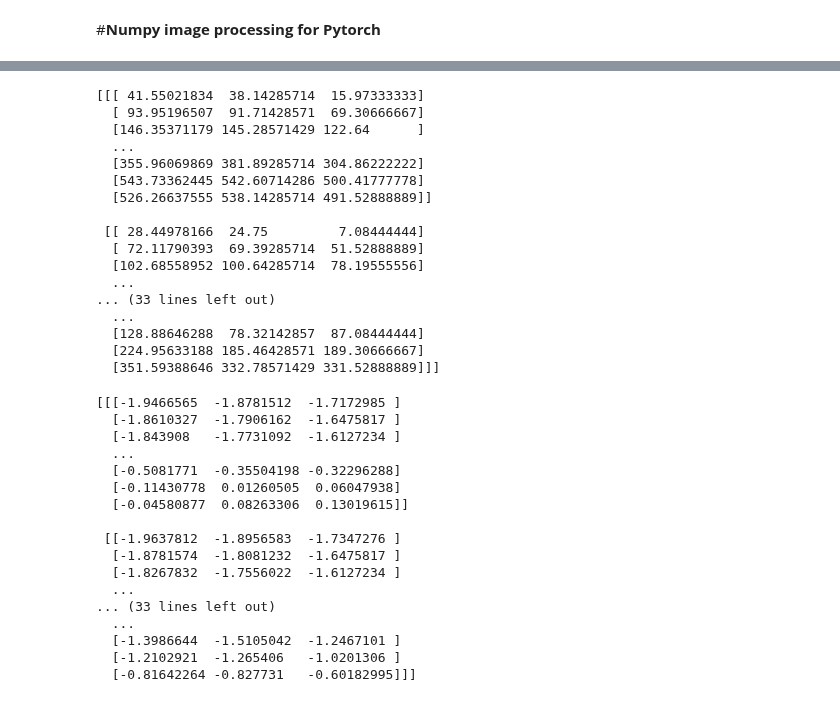
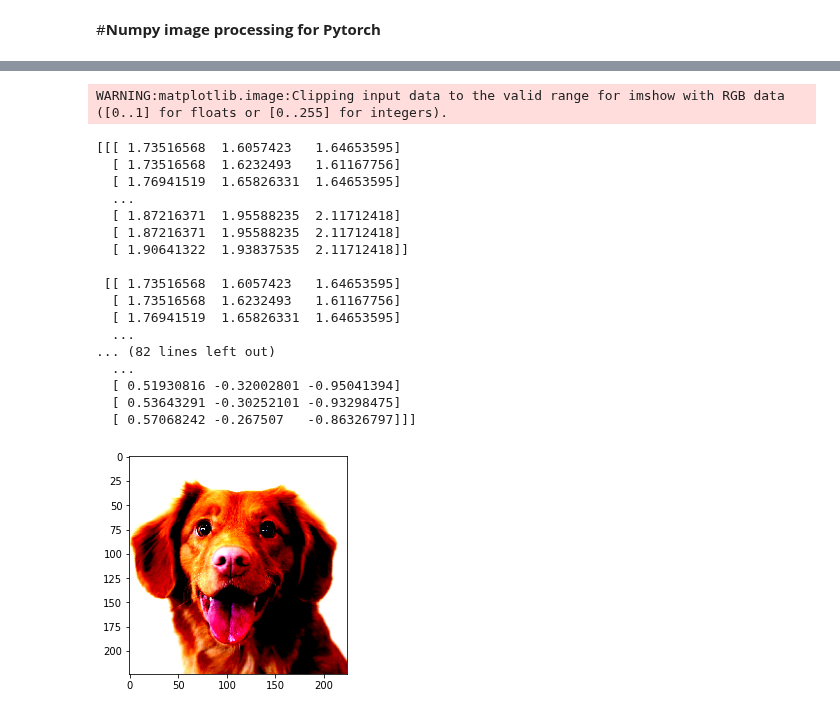
Before and after one commit to ykitaguchi77/ImageProcessing, a Jupyter notebook: Numpy_preprocessing_for_Pytorch.ipynb, the cells around one changed output, grey strips where cells are left out. Cells and saved outputs as stored; diff of their text form; code cells hidden in the pictures.

```diff
--- a/Numpy_preprocessing_for_Pytorch.ipynb
+++ b/Numpy_preprocessing_for_Pytorch.ipynb
@@ -38,43 +39,46 @@ plt.imshow(Image.open(img))
 plt.show()
-# %%
-img = plt.imread('/content/drive/MyDrive/Deep_learning/Face_Images/test_dog.jpg')
-plt.imshow(img)
-plt.show()
 # %%
+#ImageNetでnormalizeする（ImageとNumpyで255倍異なるので補正）
 def zscore(x, axis=None):
     # xmean = x.mean(axis=axis, keepdims=True)
-    xmean = [0.485, 0.456, 0.406]
+    xmean = [n*255 for n in [0.485, 0.456, 0.406]]
     # xstd = np.std(x, axis=axis, keepdims=True)
-    xstd = [0.229, 0.224, 0.225]
+    xstd = [n*255 for n in [0.229, 0.224, 0.225]]
     zscore = (x-xmean)/xstd
     return zscore
 
 PIL_img = Image.open(img)
 PIL_img = PIL_img.resize((224,224), resample=0)
 
 #convert PIL to numpy
 img_np = np.array(PIL_img).astype(np.float32)
 img_np = zscore(img_np)
 
 print(img_np)
+
+plt.imshow(img_np)
+print(img_np)
+plt.show()
 # %% [output]
-[[[ 41.55021834  38.14285714  15.97333333]
-  [ 93.95196507  91.71428571  69.30666667]
-  [146.35371179 145.28571429 122.64      ]
-  ...
-  [355.96069869 381.89285714 304.86222222]
-  [543.73362445 542.60714286 500.41777778]
-  [526.26637555 538.14285714 491.52888889]]
-
- [[ 28.44978166  24.75         7.08444444]
-  [ 72.11790393  69.39285714  51.52888889]
-  [102.68558952 100.64285714  78.19555556]
-  ...
-... (33 lines left out)
-  ...
-  [128.88646288  78.32142857  87.08444444]
-  [224.95633188 185.46428571 189.30666667]
-  [351.59388646 332.78571429 331.52888889]]]
+WARNING:matplotlib.image:Clipping input data to the valid range for imshow with RGB data ([0..1] for floats or [0..255] for integers).
+[[[ 1.73516568  1.6057423   1.64653595]
+  [ 1.73516568  1.6232493   1.61167756]
+  [ 1.76941519  1.65826331  1.64653595]
+  ...
+  [ 1.87216371  1.95588235  2.11712418]
+  [ 1.87216371  1.95588235  2.11712418]
+  [ 1.90641322  1.93837535  2.11712418]]
+
+ [[ 1.73516568  1.6057423   1.64653595]
+  [ 1.73516568  1.6232493   1.61167756]
+  [ 1.76941519  1.65826331  1.64653595]
+  ...
+... (82 lines left out)
+  ...
+  [ 0.51930816 -0.32002801 -0.95041394]
+  [ 0.53643291 -0.30252101 -0.93298475]
+  [ 0.57068242 -0.267507   -0.86326797]]]
+[figure, added]
 # %%
 from torchvision import models, transforms
 
@@ -91,21 +95,3 @@ PIL_img = Image.open(img)
 img_tensor = preprocess(PIL_img)
 img_np = img_tensor.to("cpu").detach().numpy().transpose(1, 2, 0).copy()
 print(img_np)
-# %% [output]
-[[[-1.9466565  -1.8781512  -1.7172985 ]
-  [-1.8610327  -1.7906162  -1.6475817 ]
-  [-1.843908   -1.7731092  -1.6127234 ]
-  ...
-  [-0.5081771  -0.35504198 -0.32296288]
-  [-0.11430778  0.01260505  0.06047938]
-  [-0.04580877  0.08263306  0.13019615]]
-
- [[-1.9637812  -1.8956583  -1.7347276 ]
-  [-1.8781574  -1.8081232  -1.6475817 ]
-  [-1.8267832  -1.7556022  -1.6127234 ]
-  ...
-... (33 lines left out)
-  ...
-  [-1.3986644  -1.5105042  -1.2467101 ]
-  [-1.2102921  -1.265406   -1.0201306 ]
-  [-0.81642264 -0.827731   -0.60182995]]]
```
Also changed, not shown: parts of 2 cells of this notebook.
